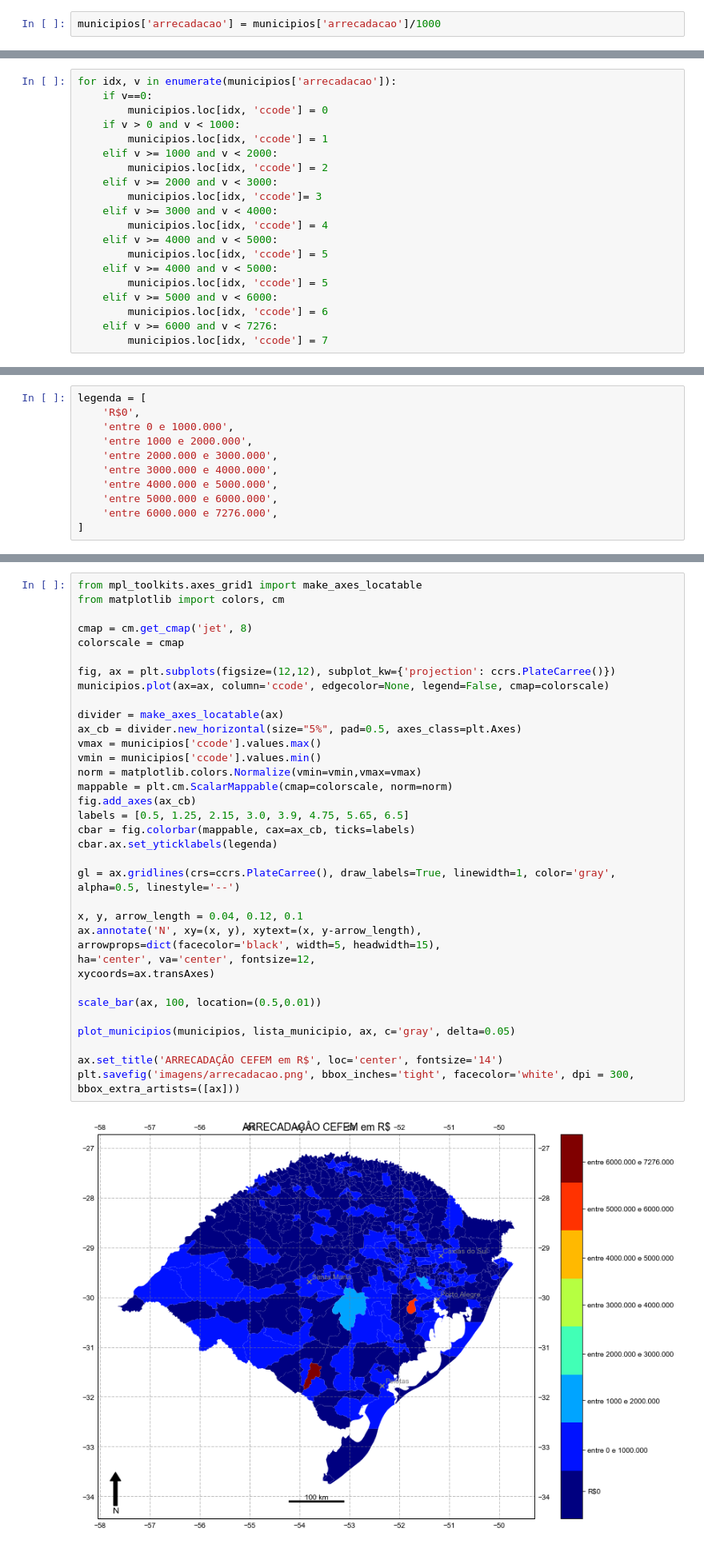
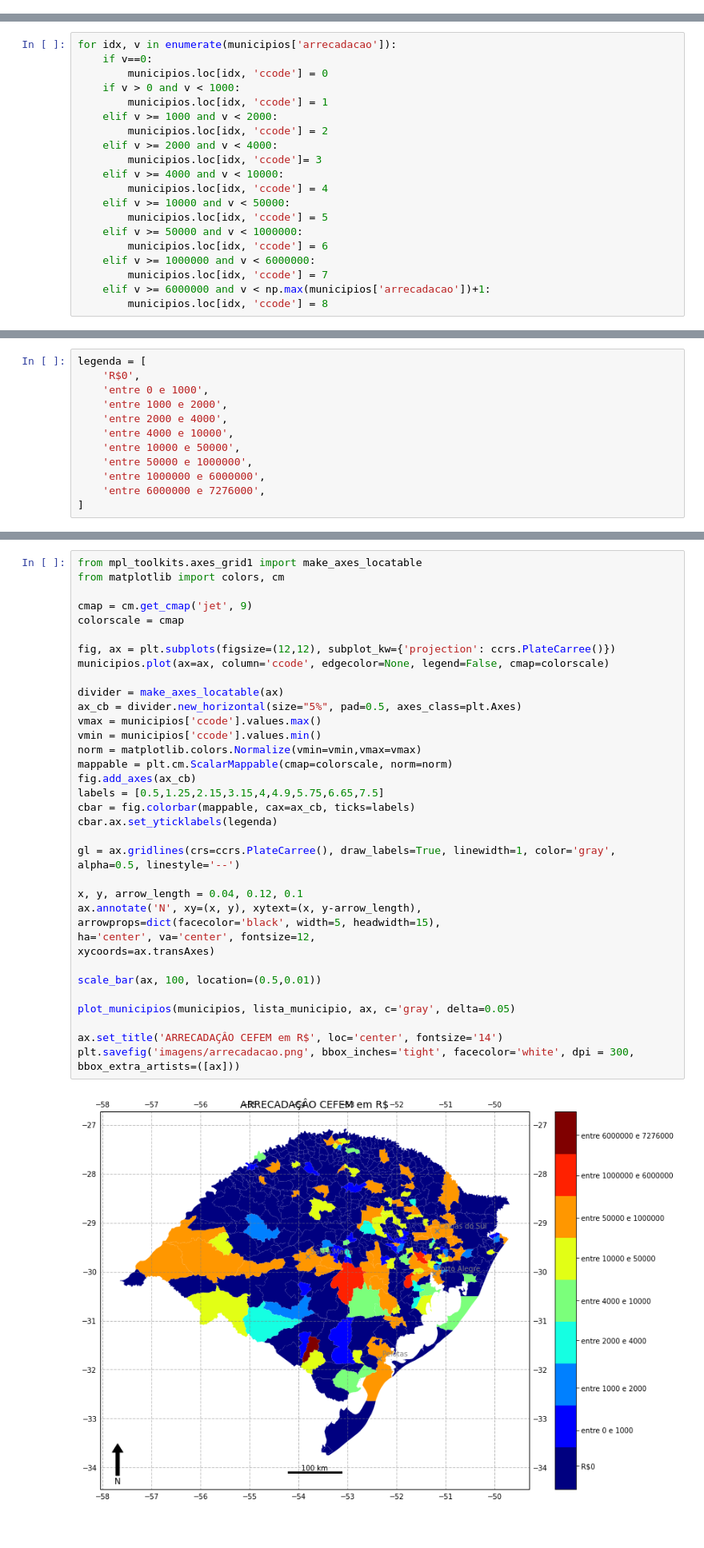
Before and after one commit to robertorolo/Mapas-minera-RS, a Jupyter notebook: arrecadacao geral.ipynb, the cells around one changed output, grey strips where cells are left out. Shown at 80% size. Drawn from its saved outputs; the diff is of its cells as text; blank space fills up the shorter version.

```diff
--- a/arrecadacao geral.ipynb
+++ b/arrecadacao geral.ipynb
@@ -105,5 +103,3 @@ for index, row in producao.iterrows():
     for index1, row1 in municipios.iterrows():
         if index.upper() == row1['NOME']:
             municipios.loc[index1, 'arrecadacao'] = row['TOTAL']
-# %%
-municipios['arrecadacao'] = municipios['arrecadacao']/1000
@@ -121,31 +121,32 @@ for idx, v in enumerate(municipios['arrecadacao']):
         municipios.loc[idx, 'ccode'] = 1
     elif v >= 1000 and v < 2000:
         municipios.loc[idx, 'ccode'] = 2
-    elif v >= 2000 and v < 3000:
+    elif v >= 2000 and v < 4000:
         municipios.loc[idx, 'ccode']= 3
-    elif v >= 3000 and v < 4000:
+    elif v >= 4000 and v < 10000:
         municipios.loc[idx, 'ccode'] = 4
-    elif v >= 4000 and v < 5000:
+    elif v >= 10000 and v < 50000:
         municipios.loc[idx, 'ccode'] = 5
-    elif v >= 4000 and v < 5000:
-        municipios.loc[idx, 'ccode'] = 5
-    elif v >= 5000 and v < 6000:
+    elif v >= 50000 and v < 1000000:
         municipios.loc[idx, 'ccode'] = 6
-    elif v >= 6000 and v < 7276:
+    elif v >= 1000000 and v < 6000000:
         municipios.loc[idx, 'ccode'] = 7
+    elif v >= 6000000 and v < np.max(municipios['arrecadacao'])+1:
+        municipios.loc[idx, 'ccode'] = 8
 # %%
 #for i in municipios['ccode']:
 #    print(i)
 # %%
 legenda = [
     'R$0',
-    'entre 0 e 1000.000',
-    'entre 1000 e 2000.000',
-    'entre 2000.000 e 3000.000',
-    'entre 3000.000 e 4000.000',
-    'entre 4000.000 e 5000.000',
-    'entre 5000.000 e 6000.000',
-    'entre 6000.000 e 7276.000',
+    'entre 0 e 1000',
+    'entre 1000 e 2000',
+    'entre 2000 e 4000',
+    'entre 4000 e 10000',
+    'entre 10000 e 50000',
+    'entre 50000 e 1000000',
+    'entre 1000000 e 6000000',
+    'entre 6000000 e 7276000',
 ]
 # %%
 lista_municipio = ['Caxias do Sul', 'Santa Maria', 'Porto Alegre', 'Pelotas']
@@ -164,36 +165,36 @@ def plot_municipios(municipios, lista_municipio, ax, c='black', delta=0.05):
 from mpl_toolkits.axes_grid1 import make_axes_locatable
 from matplotlib import colors, cm
 
-cmap = cm.get_cmap('jet', 8)
+cmap = cm.get_cmap('jet', 9)
 colorscale = cmap
 
 fig, ax = plt.subplots(figsize=(12,12), subplot_kw={'projection': ccrs.PlateCarree()})
 municipios.plot(ax=ax, column='ccode', edgecolor=None, legend=False, cmap=colorscale)
 
 divider = make_axes_locatable(ax)
 ax_cb = divider.new_horizontal(size="5%", pad=0.5, axes_class=plt.Axes)
 vmax = municipios['ccode'].values.max()
 vmin = municipios['ccode'].values.min()
 norm = matplotlib.colors.Normalize(vmin=vmin,vmax=vmax)
 mappable = plt.cm.ScalarMappable(cmap=colorscale, norm=norm)
 fig.add_axes(ax_cb)
-labels = [0.5, 1.25, 2.15, 3.0, 3.9, 4.75, 5.65, 6.5]
+labels = [0.5,1.25,2.15,3.15,4,4.9,5.75,6.65,7.5]
 cbar = fig.colorbar(mappable, cax=ax_cb, ticks=labels)
 cbar.ax.set_yticklabels(legenda)
 
 gl = ax.gridlines(crs=ccrs.PlateCarree(), draw_labels=True, linewidth=1, color='gray', alpha=0.5, linestyle='--')
 
 x, y, arrow_length = 0.04, 0.12, 0.1
 ax.annotate('N', xy=(x, y), xytext=(x, y-arrow_length),
 arrowprops=dict(facecolor='black', width=5, headwidth=15),
 ha='center', va='center', fontsize=12,
 xycoords=ax.transAxes)
 
 scale_bar(ax, 100, location=(0.5,0.01))
 
 plot_municipios(municipios, lista_municipio, ax, c='gray', delta=0.05)
 
 ax.set_title('ARRECADAÇÂO CEFEM em R$', loc='center', fontsize='14')
 plt.savefig('imagens/arrecadacao.png', bbox_inches='tight', facecolor='white', dpi = 300, bbox_extra_artists=([ax]))
 # %% [output]
-[figure, old version]
+[figure, new version]
```
Also changed, not shown: parts of 3 cells of this notebook.
